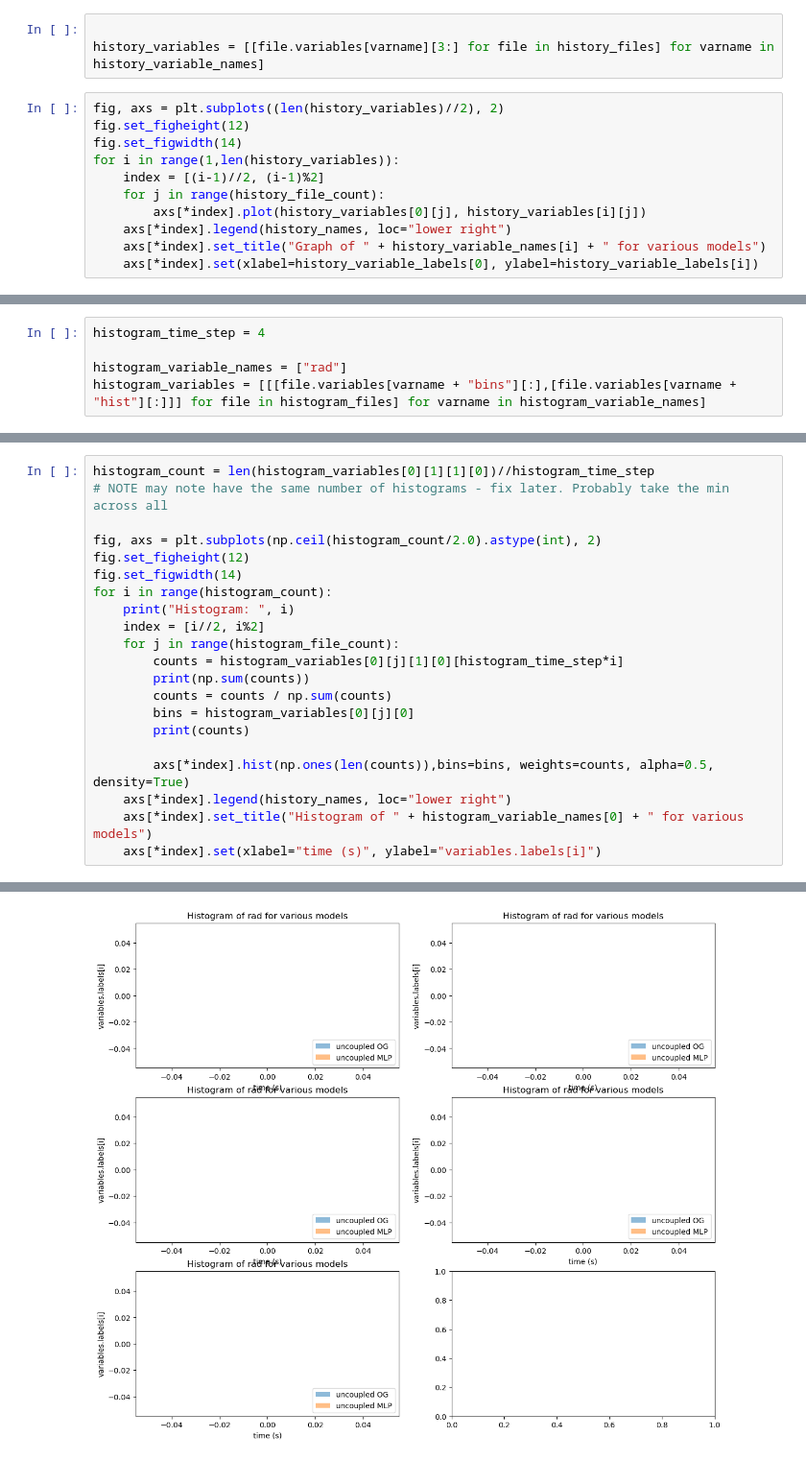
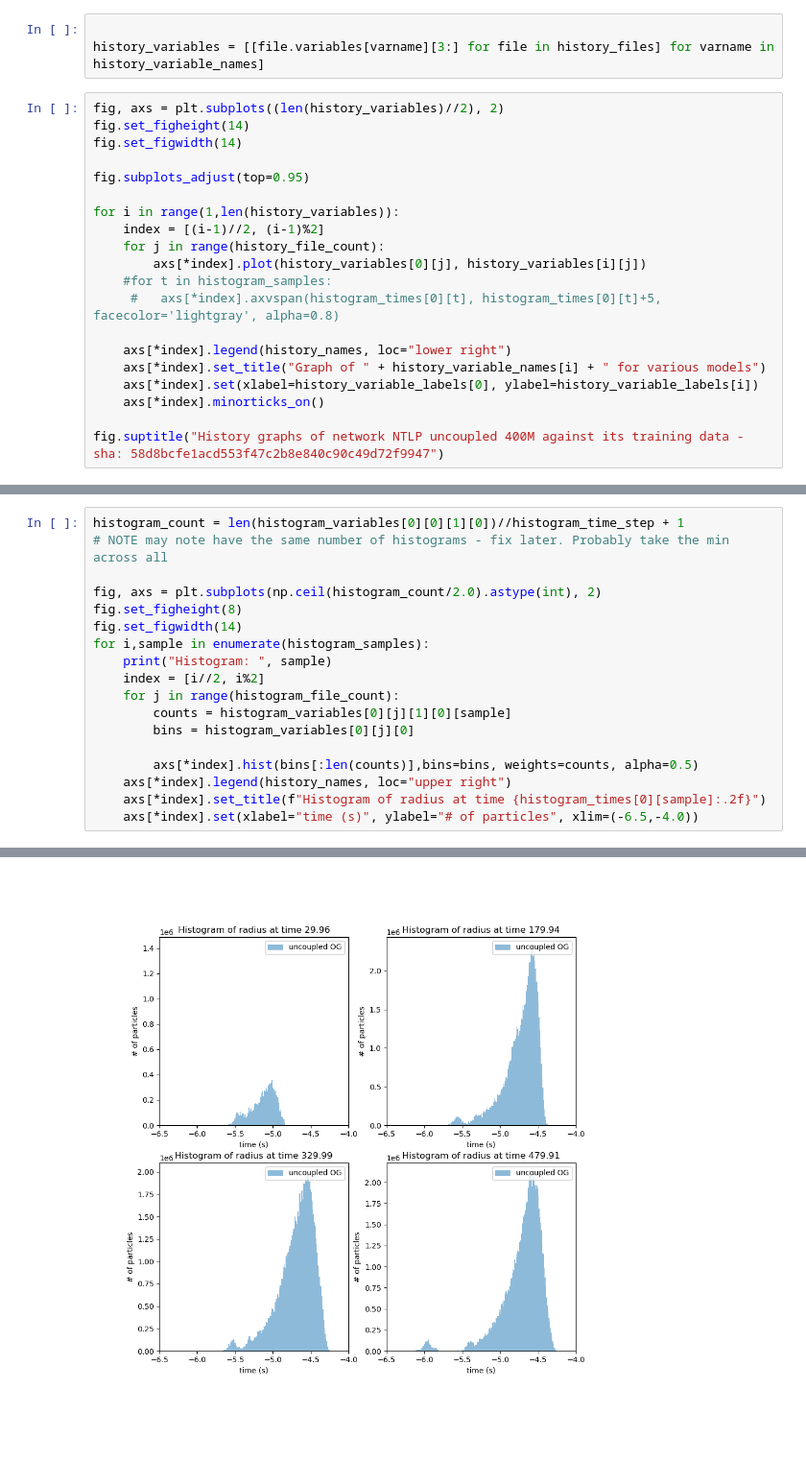
Before and after one commit to RichterLab/NTLP, a Jupyter notebook: droplet_approximation/notebooks/history_postprocessing.ipynb, the cells around one changed output, grey strips where cells are left out. Shown: that part at 96% size. Drawn from its saved outputs; the diff is of its cells as text.

```diff
--- a/droplet_approximation/notebooks/history_postprocessing.ipynb
+++ b/droplet_approximation/notebooks/history_postprocessing.ipynb
@@ -46,13 +116,22 @@ for v in history_averaged_variables:
 history_variables = [[file.variables[varname][3:] for file in history_files] for varname in history_variable_names]
 # %%
 fig, axs = plt.subplots((len(history_variables)//2), 2)
-fig.set_figheight(12)
+fig.set_figheight(14)
 fig.set_figwidth(14)
+
+fig.subplots_adjust(top=0.95)
+
 for i in range(1,len(history_variables)):
     index = [(i-1)//2, (i-1)%2]
     for j in range(history_file_count):
         axs[*index].plot(history_variables[0][j], history_variables[i][j])
+    #for t in histogram_samples:
+     #   axs[*index].axvspan(histogram_times[0][t], histogram_times[0][t]+5, facecolor='lightgray', alpha=0.8)
+
     axs[*index].legend(history_names, loc="lower right")
     axs[*index].set_title("Graph of " + history_variable_names[i] + " for various models")
     axs[*index].set(xlabel=history_variable_labels[0], ylabel=history_variable_labels[i])
+    axs[*index].minorticks_on()
+
+fig.suptitle("History graphs of network NTLP uncoupled 400M against its training data - sha: 58d8bcfe1acd553f47c2b8e840c90c49d72f9947")
 # %% [output]
@@ -60,5 +139,0 @@ for i in range(1,len(history_variables)):
-# %%
-histogram_time_step = 4
-
-histogram_variable_names = ["rad"]
-histogram_variables = [[[file.variables[varname + "bins"][:],[file.variables[varname + "hist"][:]]] for file in histogram_files] for varname in histogram_variable_names]
@@ -87,22 +140,19 @@ print(histogram_variables[0][1][0])
 # %%
-histogram_count = len(histogram_variables[0][1][1][0])//histogram_time_step
+histogram_count = len(histogram_variables[0][0][1][0])//histogram_time_step + 1
 # NOTE may note have the same number of histograms - fix later. Probably take the min across all
 
 fig, axs = plt.subplots(np.ceil(histogram_count/2.0).astype(int), 2)
-fig.set_figheight(12)
+fig.set_figheight(8)
 fig.set_figwidth(14)
-for i in range(histogram_count):
-    print("Histogram: ", i)
+for i,sample in enumerate(histogram_samples):
+    print("Histogram: ", sample)
     index = [i//2, i%2]
     for j in range(histogram_file_count):
-        counts = histogram_variables[0][j][1][0][histogram_time_step*i]
-        print(np.sum(counts))
-        counts = counts / np.sum(counts)
+        counts = histogram_variables[0][j][1][0][sample]
         bins = histogram_variables[0][j][0]
-        print(counts)
 
-        axs[*index].hist(np.ones(len(counts)),bins=bins, weights=counts, alpha=0.5, density=True)
-    axs[*index].legend(history_names, loc="lower right")
-    axs[*index].set_title("Histogram of " + histogram_variable_names[0] + " for various models")
-    axs[*index].set(xlabel="time (s)", ylabel="variables.labels[i]")
+        axs[*index].hist(bins[:len(counts)],bins=bins, weights=counts, alpha=0.5)
+    axs[*index].legend(history_names, loc="upper right")
+    axs[*index].set_title(f"Histogram of radius at time {histogram_times[0][sample]:.2f}")
+    axs[*index].set(xlabel="time (s)", ylabel="# of particles", xlim=(-6.5,-4.0))
 # %% [output]
@@ -126 +163 @@ Histogram:  0
-[figure, old version]
+[figure, new version]
```
Also changed, not shown: parts of 21 cells of this notebook, 2 other files.
